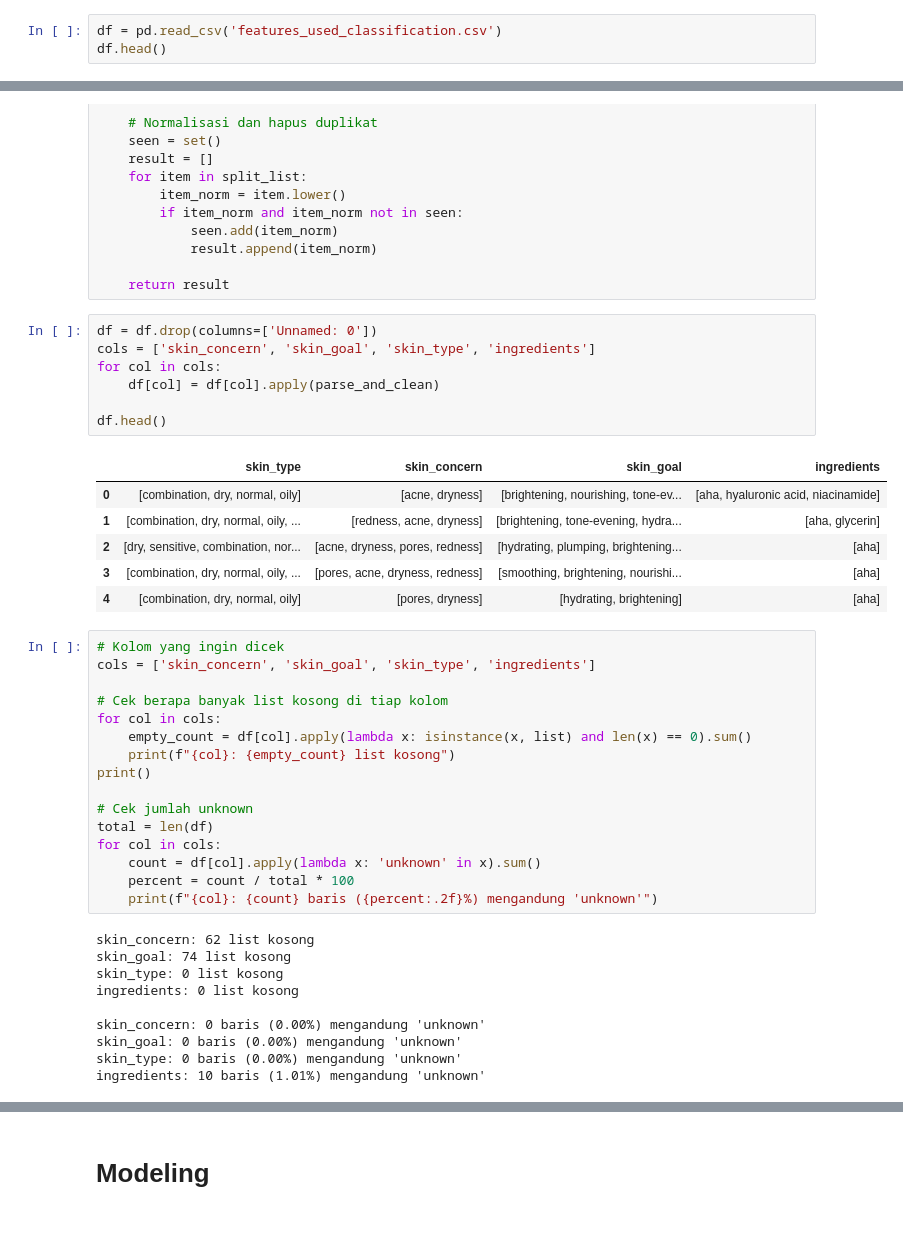
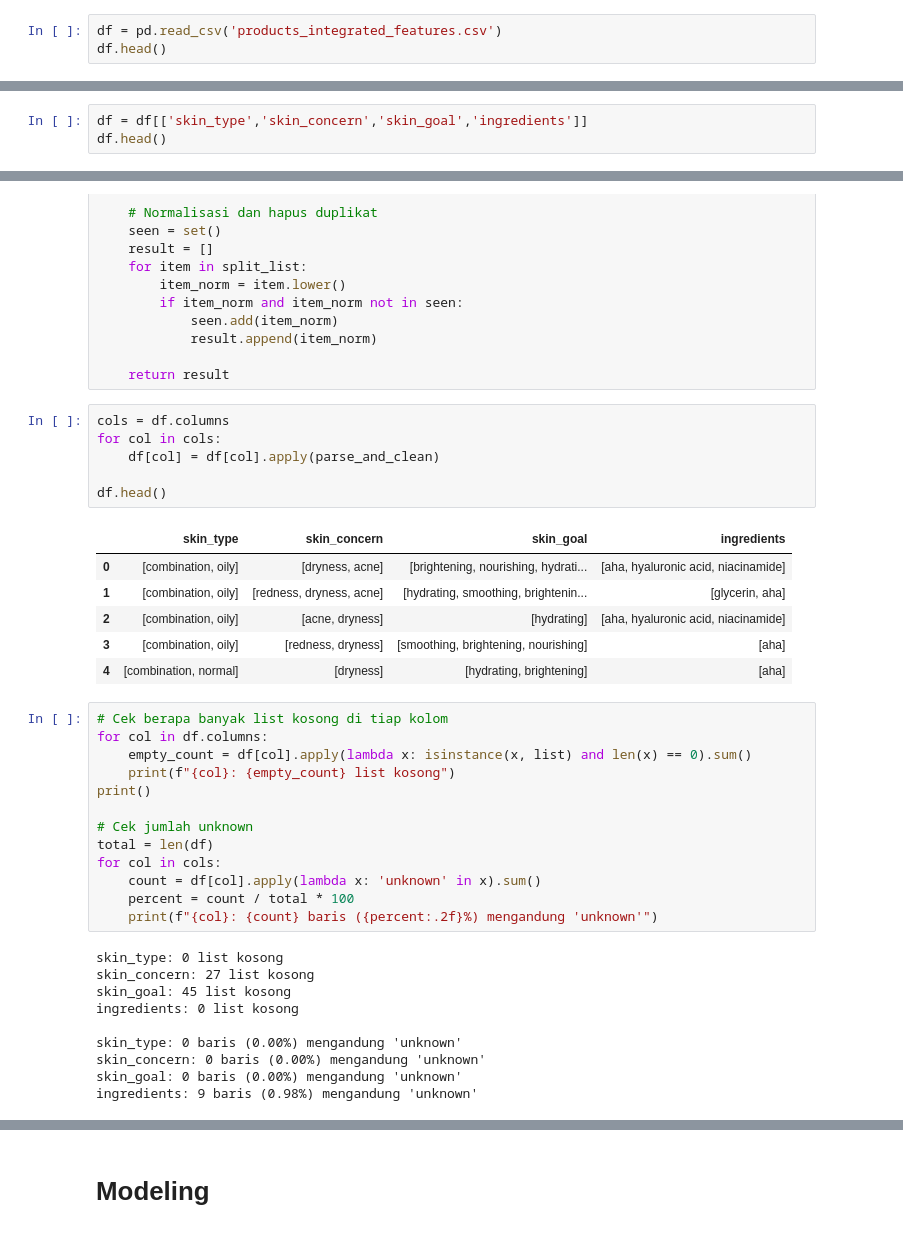
Before and after one commit to mohammadraflisumaryono/Skinthesia-Model, a Jupyter notebook: notebooks/multi_label_classif_modeling.ipynb, the cells around one changed output, grey strips where cells are left out. Drawn from its saved outputs; the diff is of its cells as text.

```diff
--- a/notebooks/multi_label_classif_modeling.ipynb
+++ b/notebooks/multi_label_classif_modeling.ipynb
@@ -6,6 +6,6 @@ import seaborn as sns
 # %% [markdown]
 ## EDA
 # %%
-df = pd.read_csv('features_used_classification.csv')
+df = pd.read_csv('products_integrated_features.csv')
 df.head()
 # %% [output]
@@ -17,0 +18,3 @@ df.head()
+# %%
+df = df[['skin_type','skin_concern','skin_goal','ingredients']]
+df.head()
@@ -77,25 +86,21 @@ def parse_and_clean(cell):
 
     return result
 # %%
-df = df.drop(columns=['Unnamed: 0'])
-cols = ['skin_concern', 'skin_goal', 'skin_type', 'ingredients']
+cols = df.columns
 for col in cols:
     df[col] = df[col].apply(parse_and_clean)
 
 df.head()
 # %% [output]
 |  | skin_type | skin_concern | skin_goal | ingredients |
-| 0 | [combination, dry, normal, oily] | [acne, dryness] | [brightening, nourishing, tone-ev... | [aha, hyaluronic acid, niacinamide] |
-| 1 | [combination, dry, normal, oily, ... | [redness, acne, dryness] | [brightening, tone-evening, hydra... | [aha, glycerin] |
-| 2 | [dry, sensitive, combination, nor... | [acne, dryness, pores, redness] | [hydrating, plumping, brightening... | [aha] |
-| 3 | [combination, dry, normal, oily, ... | [pores, acne, dryness, redness] | [smoothing, brightening, nourishi... | [aha] |
-| 4 | [combination, dry, normal, oily] | [pores, dryness] | [hydrating, brightening] | [aha] |
+| 0 | [combination, oily] | [dryness, acne] | [brightening, nourishing, hydrati... | [aha, hyaluronic acid, niacinamide] |
+| 1 | [combination, oily] | [redness, dryness, acne] | [hydrating, smoothing, brightenin... | [glycerin, aha] |
+| 2 | [combination, oily] | [acne, dryness] | [hydrating] | [aha, hyaluronic acid, niacinamide] |
+| 3 | [combination, oily] | [redness, dryness] | [smoothing, brightening, nourishing] | [aha] |
+| 4 | [combination, normal] | [dryness] | [hydrating, brightening] | [aha] |
 # %%
-# Kolom yang ingin dicek
-cols = ['skin_concern', 'skin_goal', 'skin_type', 'ingredients']
-
 # Cek berapa banyak list kosong di tiap kolom
-for col in cols:
+for col in df.columns:
     empty_count = df[col].apply(lambda x: isinstance(x, list) and len(x) == 0).sum()
     print(f"{col}: {empty_count} list kosong")
 print()
@@ -107,15 +112,15 @@ for col in cols:
     percent = count / total * 100
     print(f"{col}: {count} baris ({percent:.2f}%) mengandung 'unknown'")
 # %% [output]
-skin_concern: 62 list kosong
-skin_goal: 74 list kosong
 skin_type: 0 list kosong
+skin_concern: 27 list kosong
+skin_goal: 45 list kosong
 ingredients: 0 list kosong
 
+skin_type: 0 baris (0.00%) mengandung 'unknown'
 skin_concern: 0 baris (0.00%) mengandung 'unknown'
 skin_goal: 0 baris (0.00%) mengandung 'unknown'
-skin_type: 0 baris (0.00%) mengandung 'unknown'
-ingredients: 10 baris (1.01%) mengandung 'unknown'
+ingredients: 9 baris (0.98%) mengandung 'unknown'
 # %%
 df_cleaned = df[df['ingredients'].apply(lambda x: x != ['unknown'])].reset_index(drop=True)
 df_cleaned.head()
```
Also changed, not shown: parts of 12 cells of this notebook.
